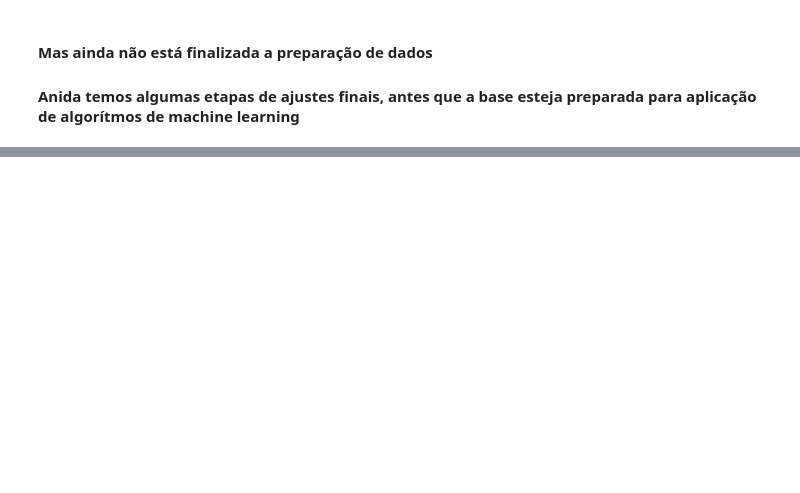
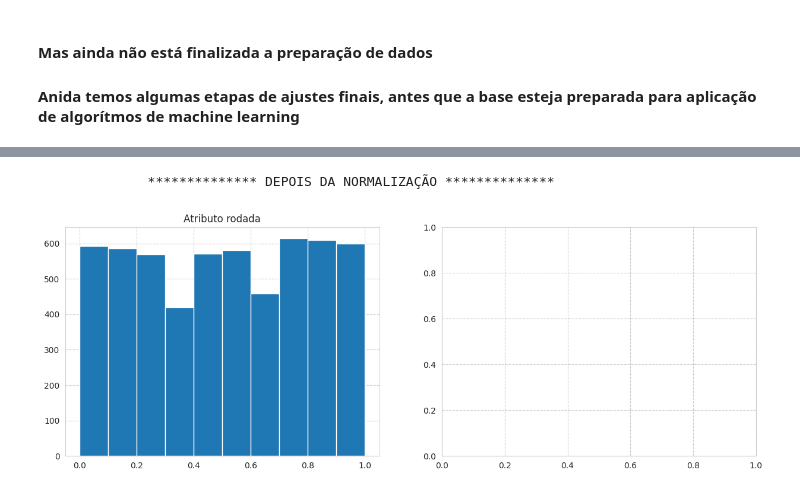
Before and after one commit to salomaofreitasjr/TCC_PUC_MINAS_POS_CIENCIA_DE_DADOS_2023, a Jupyter notebook: Projeto Python/02 - Preparação de Dados.ipynb, the cells around one changed output, grey strips where cells are left out. Saved outputs shown, nothing was run; the diff lists cells and outputs as text; code cells hidden in the pictures; blank space fills up the shorter version.

```diff
--- a/Projeto Python/02 - Preparação de Dados.ipynb
+++ b/Projeto Python/02 - Preparação de Dados.ipynb
@@ -2788,0 +2812,16 @@ df_brasileirao = pd.read_csv('/content/drive/MyDrive/Colab Notebooks/PUC Minas -
+# %%
+## APLICAMOS A NORMALIZAÇÃO
+# o atributo rodada, em nossos campeonatos de 20 times, pode assumir os valores de 1 a 38
+df_brasileirao['rodada'] = df_brasileirao['rodada'].apply(norm_escala, args = (1, 38) )
+#df_brasileirao['rodada'] = df_brasileirao['rodada'].apply(norm_escala, args = (df_brasileirao['rodada'].min(), df_brasileirao['rodada'].max()) )
+#df_brasileirao['rodada'] = norm_atributo(df_brasileirao['rodada'])
+# %%
+# VISUALIZAMOS O HISTOGRAMA DEPOIS DA NORMALIZAÇÃO
+#df_brasileirao['rodada'].plot(kind = 'hist', edgecolor = 'white');
+print('              ************** DEPOIS DA NORMALIZAÇÃO **************')
+draw_hists(df_brasileirao['rodada'])
+
+# OS VALORES SE MODIFICARAM, MAS OBSERVAMOS QUE OS DADOS MANTÊM A SUA DISTRIBUIÇÃO E PROPORCIONALIDADE
+# %% [output]
+              ************** DEPOIS DA NORMALIZAÇÃO **************
+[figure, added]
```
Also changed, not shown: parts of 48 cells of this notebook, 3 other files.
